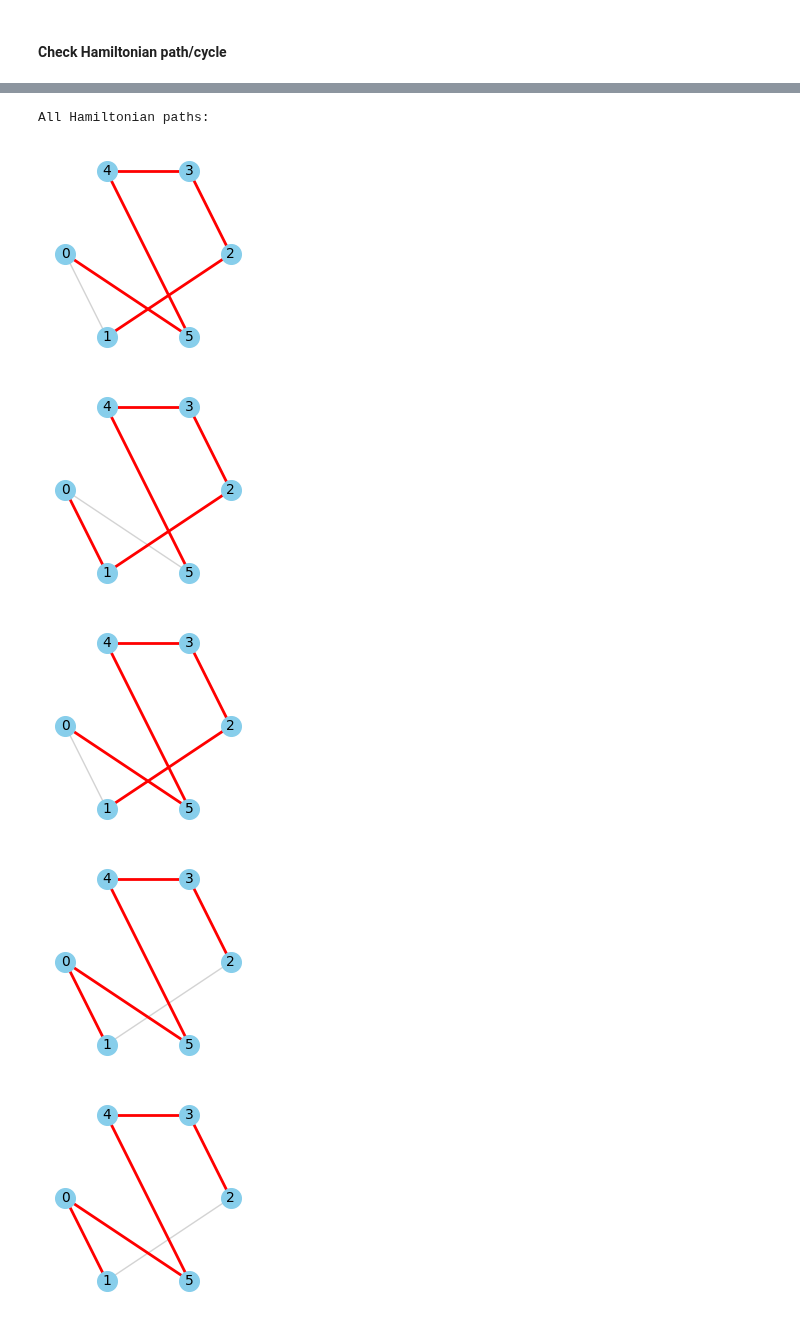
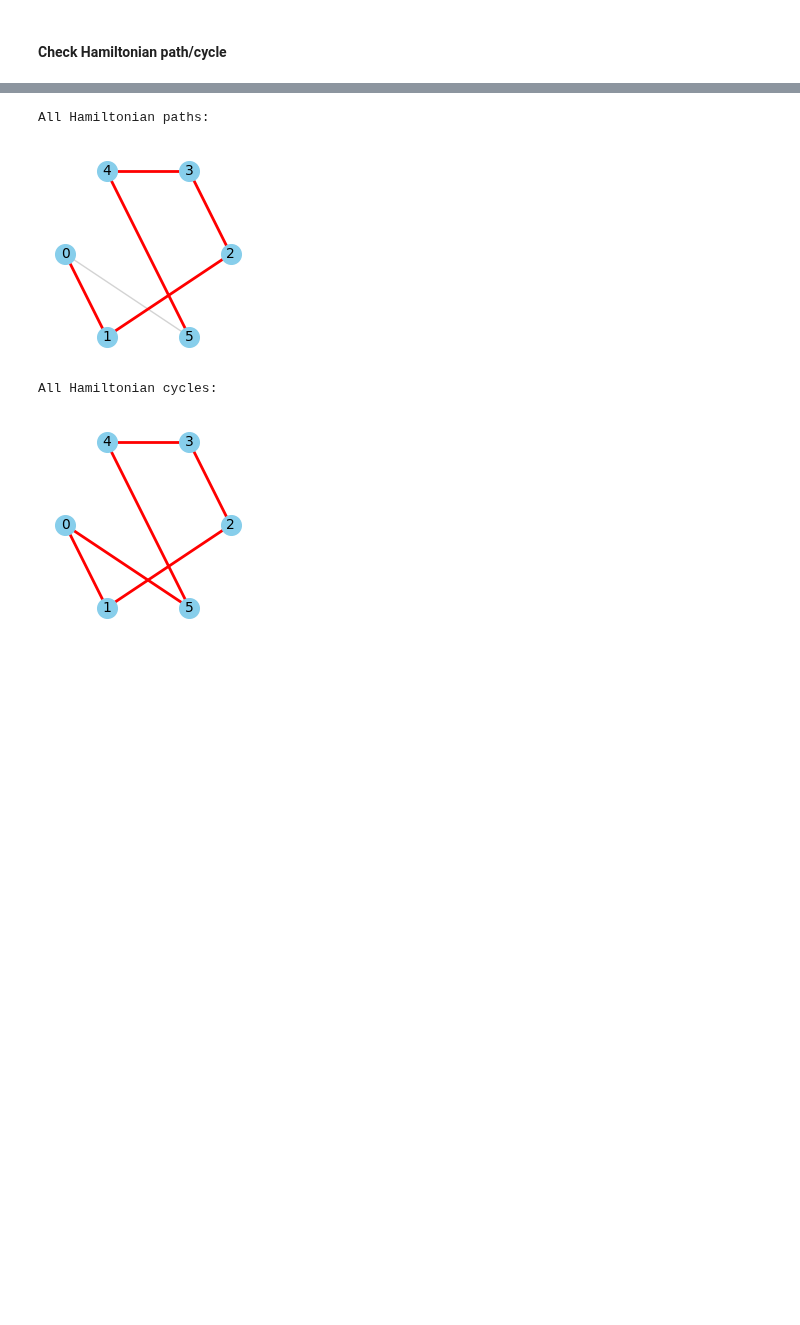
Before and after one commit to ExitedState/2301365_ALGO-LAB, a Jupyter notebook: LAB2/LAB2.ipynb, the cells around one changed output, grey strips where cells are left out. Cells and saved outputs as stored; diff of their text form; code cells hidden in the pictures; blank space fills up the shorter version.

```diff
--- a/LAB2/LAB2.ipynb
+++ b/LAB2/LAB2.ipynb
@@ -126,6 +126,17 @@ def find_hamiltonian_cycles(matrix):
             hamiltonian_cycles.append(path)
 
     return hamiltonian_cycles
+# %%
+def remove_duplicate(cycles):
+    unique_cycles_set = set()
+
+    for cycle in cycles:
+        sorted_cycle = tuple(sorted(cycle))
+        unique_cycles_set.add(sorted_cycle)
+
+    unique_cycles = [list(tup) for tup in unique_cycles_set]
+
+    return unique_cycles
 # %%
 graph_matrix = [
     [0, 1, 0, 0, 0, 1],
@@ -138,14 +149,17 @@ graph_matrix = [
 draw_graph(graph_matrix)
 
 paths = find_all_paths(graph_matrix, 0, 1)
+paths = remove_duplicate(paths)
 draw_solution(graph_matrix, paths)
 
 paths = find_hamiltonian_paths(graph_matrix)
+paths = remove_duplicate(paths)
 print("All Hamiltonian paths:")
 draw_solution(graph_matrix, paths)
 
 print("All Hamiltonian cycles:")
 cycle = find_hamiltonian_cycles(graph_matrix)
+cycle = remove_duplicate(cycle)
 draw_solution(graph_matrix, cycle, cycles=True)
 # %% [output]
 [figure]
@@ -154,6 +168,4 @@ draw_solution(graph_matrix, cycle, cycles=True)
 All Hamiltonian paths:
-[figure, old version]
+[figure, new version]
+All Hamiltonian cycles:
-[figure, old version]
+[figure, new version]
-[figure, removed]
-[figure, removed]
-[figure, removed]
```
Also changed, not shown: parts of 1 cell of this notebook.
